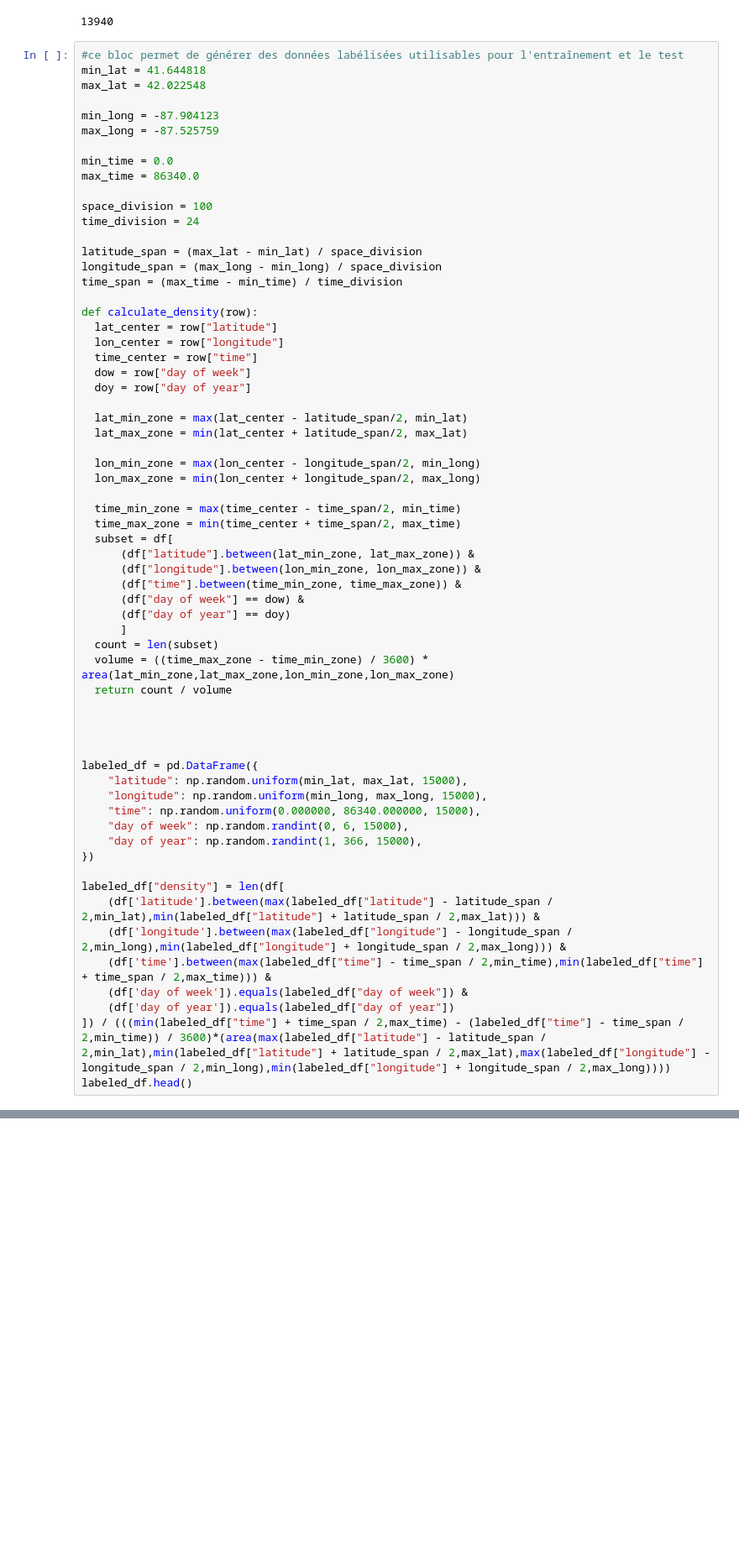
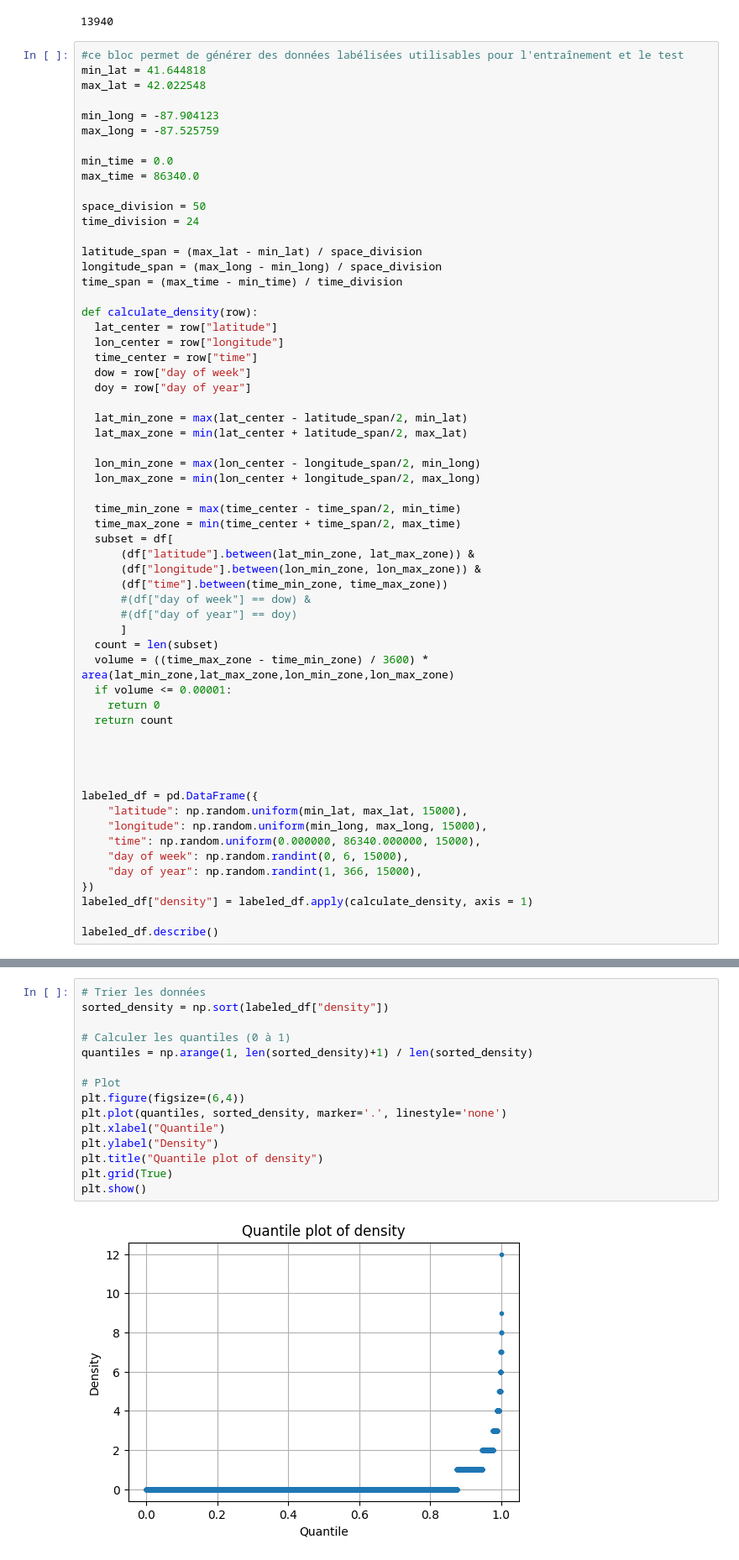
Before and after one commit to lejejefr/ECM_2526_FinalProject, a Jupyter notebook: Sripts/ML.ipynb, the cells around one changed output, grey strips where cells are left out. Shown at 84% size. Saved outputs shown, nothing was run; the diff lists cells and outputs as text; blank space fills up the shorter version.

```diff
--- a/Sripts/ML.ipynb
+++ b/Sripts/ML.ipynb
@@ -78,7 +87,7 @@ max_long = -87.525759
 min_time = 0.0
 max_time = 86340.0
 
-space_division = 100
+space_division = 50
 time_division = 24
 
 latitude_span = (max_lat - min_lat) / space_division
@@ -103,13 +112,15 @@ def calculate_density(row):
   subset = df[
       (df["latitude"].between(lat_min_zone, lat_max_zone)) &
       (df["longitude"].between(lon_min_zone, lon_max_zone)) &
-      (df["time"].between(time_min_zone, time_max_zone)) &
-      (df["day of week"] == dow) &
-      (df["day of year"] == doy)
+      (df["time"].between(time_min_zone, time_max_zone))
+      #(df["day of week"] == dow) &
+      #(df["day of year"] == doy)
       ]
   count = len(subset)
   volume = ((time_max_zone - time_min_zone) / 3600) * area(lat_min_zone,lat_max_zone,lon_min_zone,lon_max_zone)
-  return count / volume
+  if volume <= 0.00001:
+    return 0
+  return count
 
 
 
@@ -121,13 +132,7 @@ labeled_df = pd.DataFrame({
     "day of week": np.random.randint(0, 6, 15000),
     "day of year": np.random.randint(1, 366, 15000),
 })
+labeled_df["density"] = labeled_df.apply(calculate_density, axis = 1)
 
-labeled_df["density"] = len(df[
-    (df['latitude'].between(max(labeled_df["latitude"] - latitude_span / 2,min_lat),min(labeled_df["latitude"] + latitude_span / 2,max_lat))) &
-    (df['longitude'].between(max(labeled_df["longitude"] - longitude_span / 2,min_long),min(labeled_df["longitude"] + longitude_span / 2,max_long))) &
-    (df['time'].between(max(labeled_df["time"] - time_span / 2,min_time),min(labeled_df["time"] + time_span / 2,max_time))) &
-    (df['day of week']).equals(labeled_df["day of week"]) &
-    (df['day of year']).equals(labeled_df["day of year"])
-]) / (((min(labeled_df["time"] + time_span / 2,max_time) - (labeled_df["time"] - time_span / 2,min_time)) / 3600)*(area(max(labeled_df["latitude"] - latitude_span / 2,min_lat),min(labeled_df["latitude"] + latitude_span / 2,max_lat),max(labeled_df["longitude"] - longitude_span / 2,min_long),min(labeled_df["longitude"] + longitude_span / 2,max_long))))
-labeled_df.head()
+labeled_df.describe()
 # %% [output]
@@ -134,0 +160,17 @@ ValueError: The truth value of a Series is ambiguous. Use a.empty, a.bool(), a.i
+# %%
+# Trier les données
+sorted_density = np.sort(labeled_df["density"])
+
+# Calculer les quantiles (0 à 1)
+quantiles = np.arange(1, len(sorted_density)+1) / len(sorted_density)
+
+# Plot
+plt.figure(figsize=(6,4))
+plt.plot(quantiles, sorted_density, marker='.', linestyle='none')
+plt.xlabel("Quantile")
+plt.ylabel("Density")
+plt.title("Quantile plot of density")
+plt.grid(True)
+plt.show()
+# %% [output]
+[figure, added]
```
Also changed, not shown: parts of 5 cells of this notebook.
